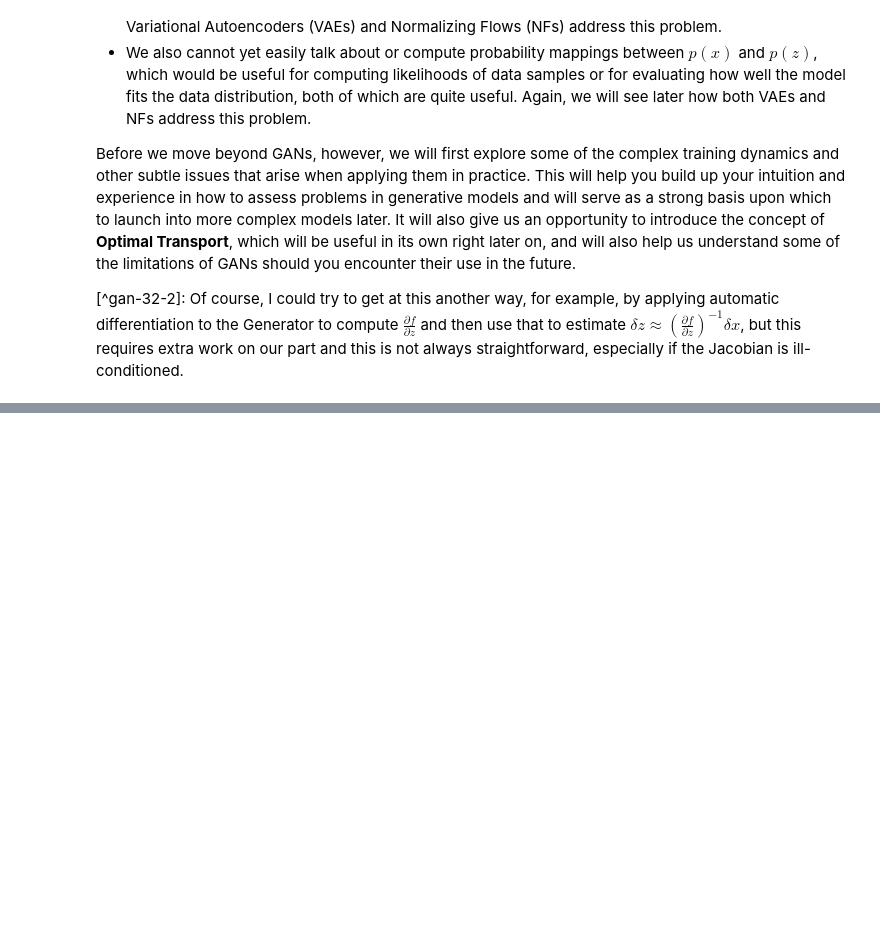
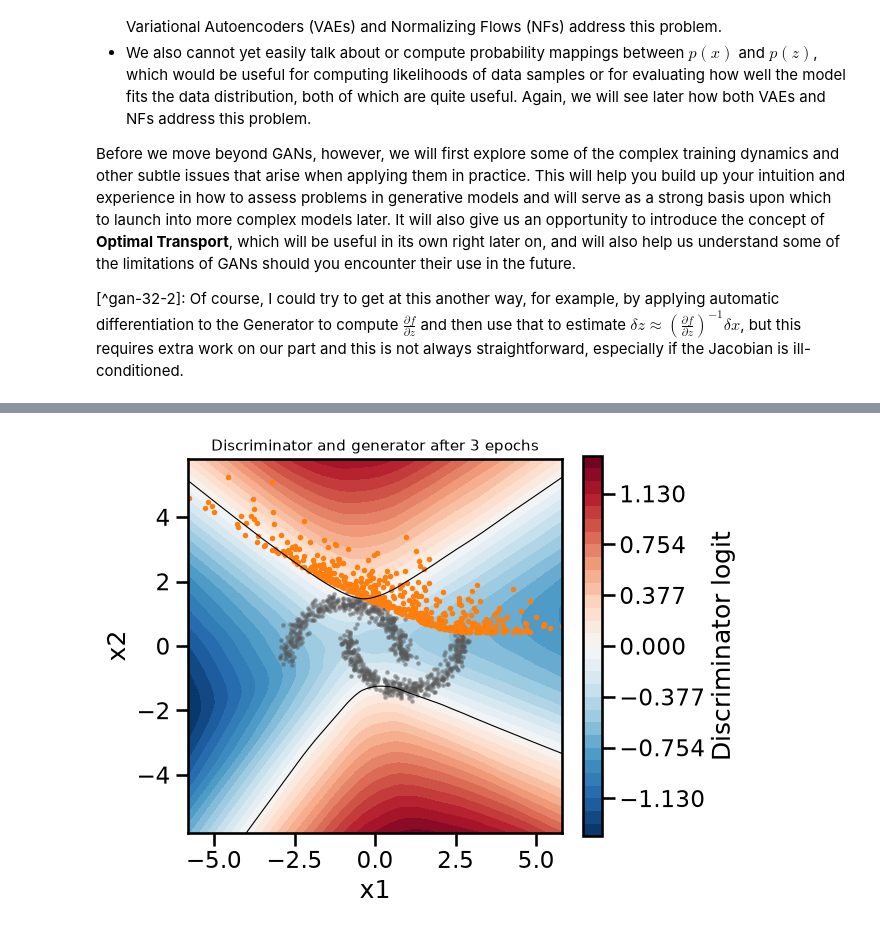
Before and after one commit to IDEALLab/ML4ME_Textbook, a Jupyter notebook: part2/gen_models/intro_to_GANS.ipynb, the cells around one changed output, grey strips where cells are left out. Drawn from its saved outputs; the diff is of its cells as text; code cells hidden in the pictures; blank space fills up the shorter version.

Commit message:
Updating GAN exercises

```diff
--- a/part2/gen_models/intro_to_GANS.ipynb
+++ b/part2/gen_models/intro_to_GANS.ipynb
@@ -827,0 +839,79 @@ Before we move beyond GANs, however, we will first explore some of the complex t
+# %%
+#| echo: false
+# Figures for Exercise 1: the chapter's GAN after 3 epochs on two moons, four arrow fields, three candidate discriminators
+from sklearn.datasets import make_moons
+
+EX1_EPOCHS = 3        # the snapshot shown in the figures
+EX1_LATER_EPOCHS = 5  # the same run two epochs later (its samples train one of the candidates)
+EX1_D_STEPS = 25      # discriminator steps from the snapshot for the candidates
+EX1_ARROWS = 80       # samples that get an arrow
+
+X_moons, _ = make_moons(5000, noise=0.08, random_state=RNG_SEED)
+X_moons = (1.8 * (X_moons - X_moons.mean(axis=0))).astype(np.float32)
+
+torch.manual_seed(RNG_SEED)
+G_moons, D_moons, _ = train_vanilla_gan(X_moons, epochs=EX1_EPOCHS, print_every=EX1_EPOCHS)
+torch.manual_seed(RNG_SEED)
+G_moons_later, _, _ = train_vanilla_gan(X_moons, epochs=EX1_LATER_EPOCHS, print_every=EX1_LATER_EPOCHS)
+
+
+def train_discriminator(D_start, G_net, steps, swap_labels=False, batch_size=256, lr=2e-4, seed=RNG_SEED):
+    # Discriminator steps as in the chapter's loop, on a copy of D_start, against samples of a frozen G_net
+    torch.manual_seed(seed)
+    D_new = copy.deepcopy(D_start)
+    opt_d = optim.Adam(D_new.parameters(), lr=lr, betas=(0.5, 0.999))
+    bce = nn.BCEWithLogitsLoss()
+    X_t = torch.from_numpy(X_moons).to(device)
+    real_label, fake_label = (0.0, 1.0) if swap_labels else (1.0, 0.0)
+    for step in range(steps):
+        xb = X_t[torch.randint(0, len(X_t), (batch_size,), device=device)]
+        with torch.no_grad():
+            x_fake = G_net(torch.randn(batch_size, 2, device=device))
+        opt_d.zero_grad()
+        loss_d = (bce(D_new(xb), torch.full((batch_size,), real_label, device=device))
+                  + bce(D_new(x_fake), torch.full((batch_size,), fake_label, device=device)))
+        loss_d.backward()
+        opt_d.step()
+    return D_new
+
+
+# Four arrow fields on the same samples, all with the length of the true push
+with torch.no_grad():
+    x_show = G_moons(Z_SHOW)
+fake_np = x_show.cpu().numpy()
+lim_moons = max(5.0, 1.1 * np.percentile(np.abs(fake_np).max(axis=1), 99))
+push = generator_push(D_moons, x_show[:EX1_ARROWS]).cpu().numpy()
+push_len = np.linalg.norm(push, axis=1, keepdims=True)
+X_moons_t = torch.from_numpy(X_moons).to(device)
+to_nearest = (X_moons_t[torch.cdist(x_show[:EX1_ARROWS], X_moons_t).argmin(dim=1)] - x_show[:EX1_ARROWS]).cpu().numpy()
+arrow_fields = {'A': np.stack([-push[:, 1], push[:, 0]], axis=1),                         # along the contours
+                'B': push,                                                               # true push
+                'C': to_nearest / np.linalg.norm(to_nearest, axis=1, keepdims=True) * push_len,  # toward nearest real point
+                'D': -push}                                                              # reversed
+
+# The discriminator after EX1_EPOCHS epochs and the generator's samples
+plot_discriminator_map(D_moons, G_moons, lim=lim_moons, X_real=X_moons,
+                       title=f'Discriminator and generator after {EX1_EPOCHS} epochs')
+plt.tight_layout()
+plt.show()
+
+fig, axes = plt.subplots(2, 2, figsize=(14, 11))
+for ax, (letter, field) in zip(axes.ravel(), arrow_fields.items()):
+    plot_discriminator_map(D_moons, G_moons, ax=ax, lim=lim_moons, X_real=X_moons, title=f'Panel {letter}')
+    ax.quiver(fake_np[:EX1_ARROWS, 0], fake_np[:EX1_ARROWS, 1], field[:, 0], field[:, 1], color='darkgreen',
+              angles='xy', scale_units='xy', scale=push_len.max() / (0.16 * lim_moons), width=0.005)
+plt.tight_layout()
+plt.show()
+
+# Three candidate discriminators after a short burst of discriminator steps from D_moons
+candidates = {'A': train_discriminator(D_moons, G_moons, EX1_D_STEPS),                     # against the samples shown
+              'B': train_discriminator(D_moons, G_moons, EX1_D_STEPS, swap_labels=True),   # real/fake labels swapped
+              'C': train_discriminator(D_moons, G_moons_later, EX1_D_STEPS)}               # against another generator's samples
+fig, axes = plt.subplots(2, 2, figsize=(14, 11))
+plot_discriminator_map(D_moons, G_moons, ax=axes[0, 0], lim=lim_moons, X_real=X_moons,
+                       title=f'Discriminator after {EX1_EPOCHS} epochs (as in the first figure)')
+for ax, (letter, D_cand) in zip(axes.ravel()[1:], candidates.items()):
+    plot_discriminator_map(D_cand, G_moons, ax=ax, lim=lim_moons, X_real=X_moons, title=f'Candidate {letter}')
+plt.tight_layout()
+plt.show()
+# %% [output]
@@ -827,0 +922 @@ Before we move beyond GANs, however, we will first explore some of the complex t
+[figure, added]
```
Also changed, not shown: parts of 19 cells of this notebook, 6 other files.
